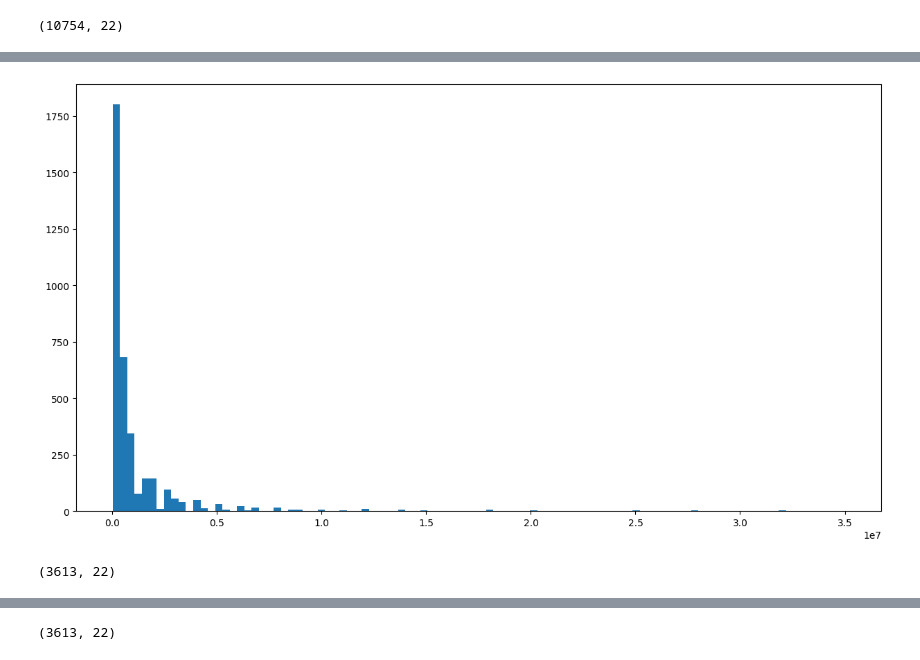
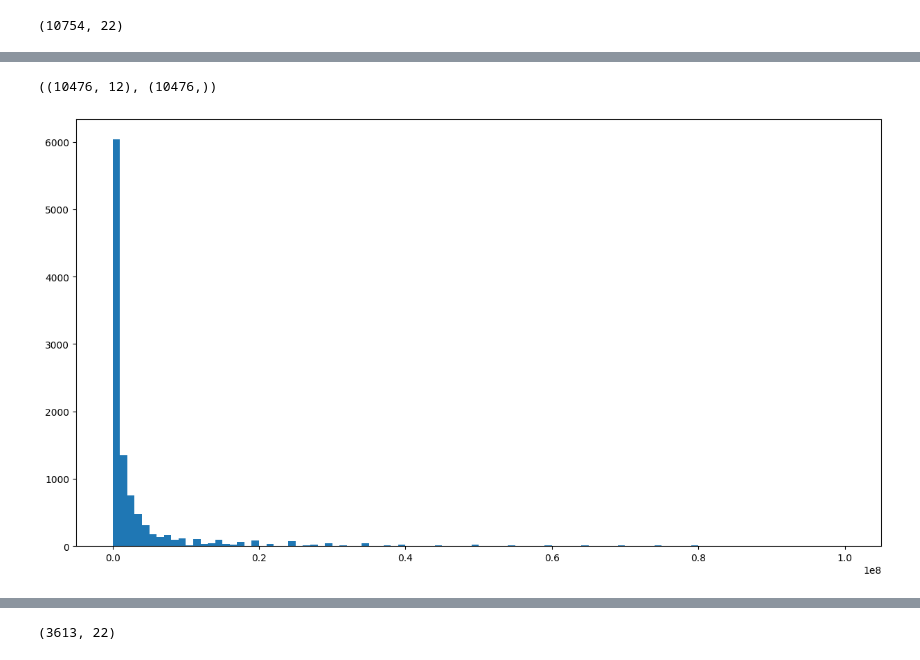
Before and after one commit to Tuwaiq-DS-ML-bootcamp-V-8/Usecase-7, a Jupyter notebook: Usecase_7 - (Lab) - Mamdouh_Alsharari - Linear_Regression.ipynb, the cells around one changed output, grey strips where cells are left out. Cells and saved outputs as stored; diff of their text form; code cells hidden in the pictures.

```diff
--- a/Usecase_7 - (Lab) - Mamdouh_Alsharari - Linear_Regression.ipynb
+++ b/Usecase_7 - (Lab) - Mamdouh_Alsharari - Linear_Regression.ipynb
@@ -330,5 +257,17 @@ df.shape
+# %%
+df=df[df['assists']<=0.8]
+# %%
+df=df[df['days_injured']<=1200]
+# %%
+df=df[df['award']<=50]
+# %%
+df=df[df['goals conceded']<=5]
+# %%
+x_df.shape, y_df.shape
+# %% [output]
+((10476, 12), (10476,))
 # %%
 plt.figure(figsize=(15,8))
-plt.hist(df[(df['current_value']<=180000000) & (df['current_value']>0)]['current_value'], bins=100);
+plt.hist(df['current_value'], bins=100);
 # %% [output]
-[figure, old version]
+[figure, new version]
@@ -338,4 +273,0 @@ df=df[(df['current_value']<=180000000) & (df['current_value']>0)]
-# %%
-df.shape
-# %% [output]
-(3613, 22)
```
Also changed, not shown: parts of 51 cells of this notebook, 1 other file.
